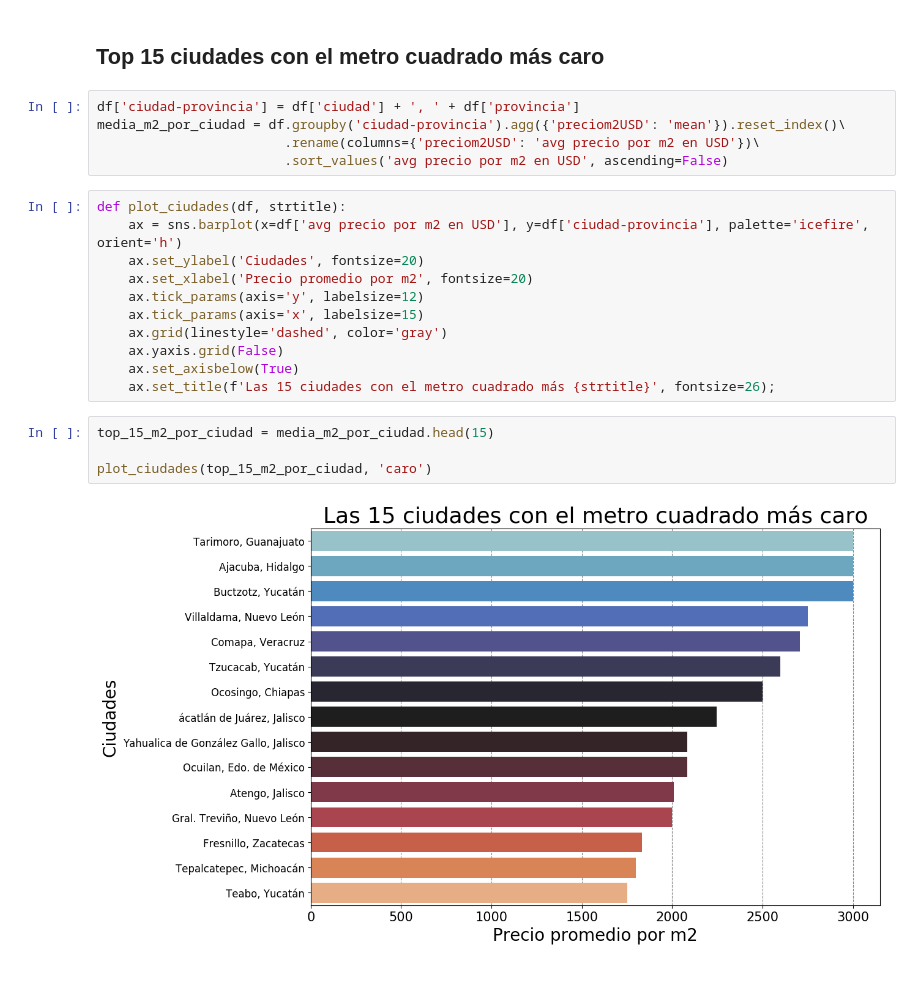
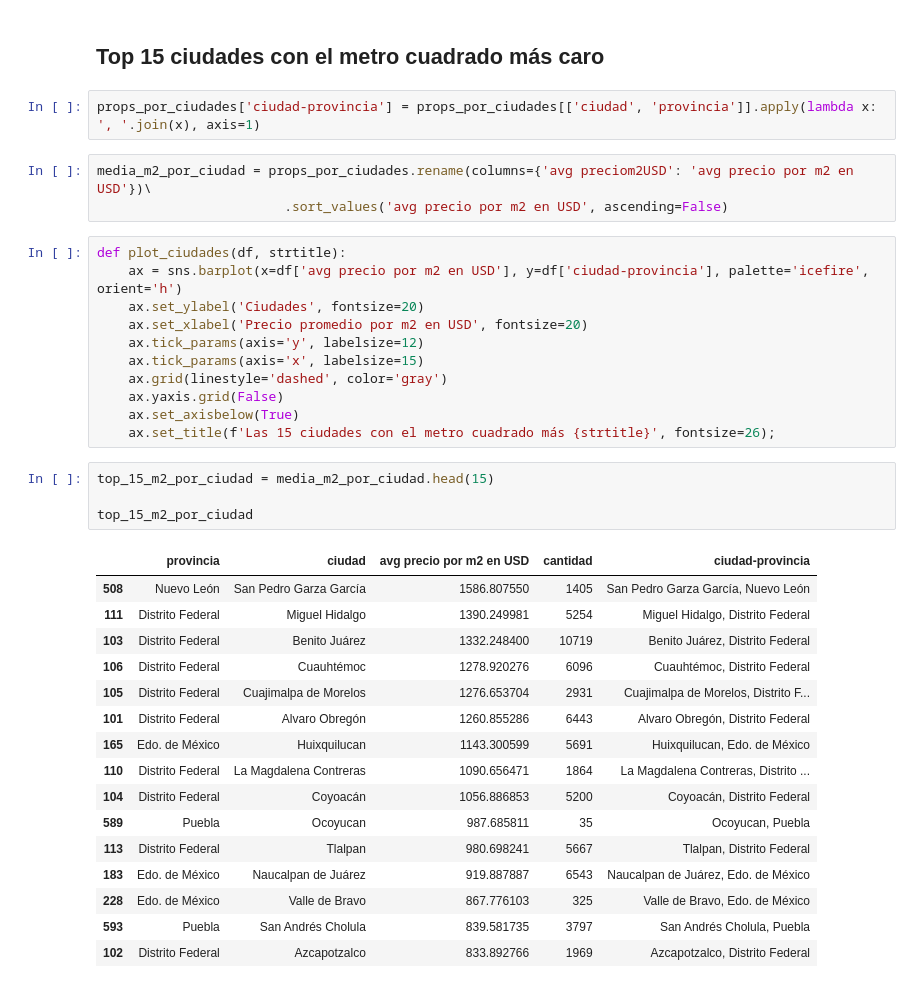
Before and after one commit to petermacgaul/orgaDatos-1, a Jupyter notebook: TP1/02-AnalisisMetroCuadrado.ipynb, the cells around one changed output. Saved outputs shown, nothing was run; the diff lists cells and outputs as text.

```diff
--- a/TP1/02-AnalisisMetroCuadrado.ipynb
+++ b/TP1/02-AnalisisMetroCuadrado.ipynb
@@ -119,15 +145,15 @@ ax.set_title('Precio del m2 por provincia', fontsize=26);
 # %% [markdown]
 ## Top 15 ciudades con el metro cuadrado más caro
+# %%
+props_por_ciudades['ciudad-provincia'] = props_por_ciudades[['ciudad', 'provincia']].apply(lambda x: ', '.join(x), axis=1)
 # %%
-df['ciudad-provincia'] = df['ciudad'] + ', ' + df['provincia']
-media_m2_por_ciudad = df.groupby('ciudad-provincia').agg({'preciom2USD': 'mean'}).reset_index()\
-                        .rename(columns={'preciom2USD': 'avg precio por m2 en USD'})\
+media_m2_por_ciudad = props_por_ciudades.rename(columns={'avg preciom2USD': 'avg precio por m2 en USD'})\
                         .sort_values('avg precio por m2 en USD', ascending=False)
 # %%
 def plot_ciudades(df, strtitle):
     ax = sns.barplot(x=df['avg precio por m2 en USD'], y=df['ciudad-provincia'], palette='icefire', orient='h')
     ax.set_ylabel('Ciudades', fontsize=20)
-    ax.set_xlabel('Precio promedio por m2', fontsize=20)
+    ax.set_xlabel('Precio promedio por m2 en USD', fontsize=20)
     ax.tick_params(axis='y', labelsize=12)
     ax.tick_params(axis='x', labelsize=15)
     ax.grid(linestyle='dashed', color='gray')
@@ -137,6 +163,21 @@ def plot_ciudades(df, strtitle):
 # %%
 top_15_m2_por_ciudad = media_m2_por_ciudad.head(15)
 
-plot_ciudades(top_15_m2_por_ciudad, 'caro')
+top_15_m2_por_ciudad
 # %% [output]
-[figure, removed]
+|  | provincia | ciudad | avg precio por m2 en USD | cantidad | ciudad-provincia |
+| 508 | Nuevo León | San Pedro Garza García | 1586.807550 | 1405 | San Pedro Garza García, Nuevo León |
+| 111 | Distrito Federal | Miguel Hidalgo | 1390.249981 | 5254 | Miguel Hidalgo, Distrito Federal |
+| 103 | Distrito Federal | Benito Juárez | 1332.248400 | 10719 | Benito Juárez, Distrito Federal |
+| 106 | Distrito Federal | Cuauhtémoc | 1278.920276 | 6096 | Cuauhtémoc, Distrito Federal |
+| 105 | Distrito Federal | Cuajimalpa de Morelos | 1276.653704 | 2931 | Cuajimalpa de Morelos, Distrito F... |
+| 101 | Distrito Federal | Alvaro Obregón | 1260.855286 | 6443 | Alvaro Obregón, Distrito Federal |
+| 165 | Edo. de México | Huixquilucan | 1143.300599 | 5691 | Huixquilucan, Edo. de México |
+| 110 | Distrito Federal | La Magdalena Contreras | 1090.656471 | 1864 | La Magdalena Contreras, Distrito ... |
+| 104 | Distrito Federal | Coyoacán | 1056.886853 | 5200 | Coyoacán, Distrito Federal |
+| 589 | Puebla | Ocoyucan | 987.685811 | 35 | Ocoyucan, Puebla |
+| 113 | Distrito Federal | Tlalpan | 980.698241 | 5667 | Tlalpan, Distrito Federal |
+| 183 | Edo. de México | Naucalpan de Juárez | 919.887887 | 6543 | Naucalpan de Juárez, Edo. de México |
+| 228 | Edo. de México | Valle de Bravo | 867.776103 | 325 | Valle de Bravo, Edo. de México |
+| 593 | Puebla | San Andrés Cholula | 839.581735 | 3797 | San Andrés Cholula, Puebla |
+| 102 | Distrito Federal | Azcapotzalco | 833.892766 | 1969 | Azcapotzalco, Distrito Federal |
```
Also changed, not shown: parts of 16 cells of this notebook.
